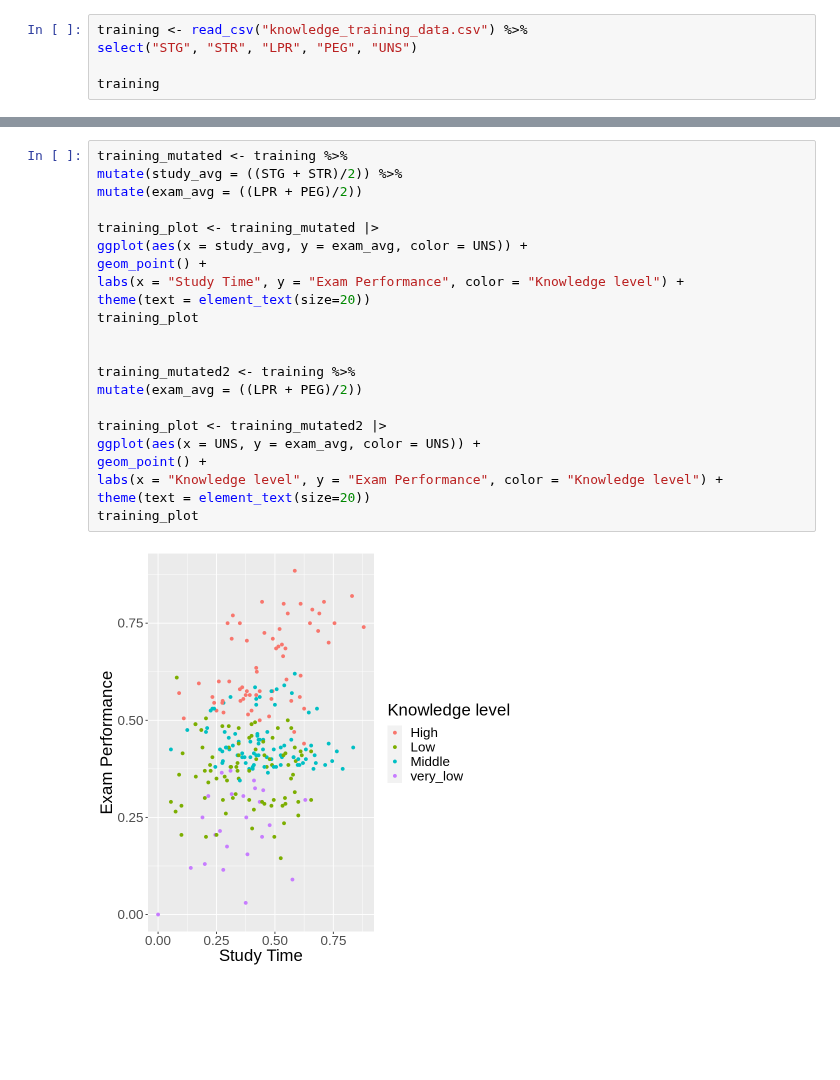
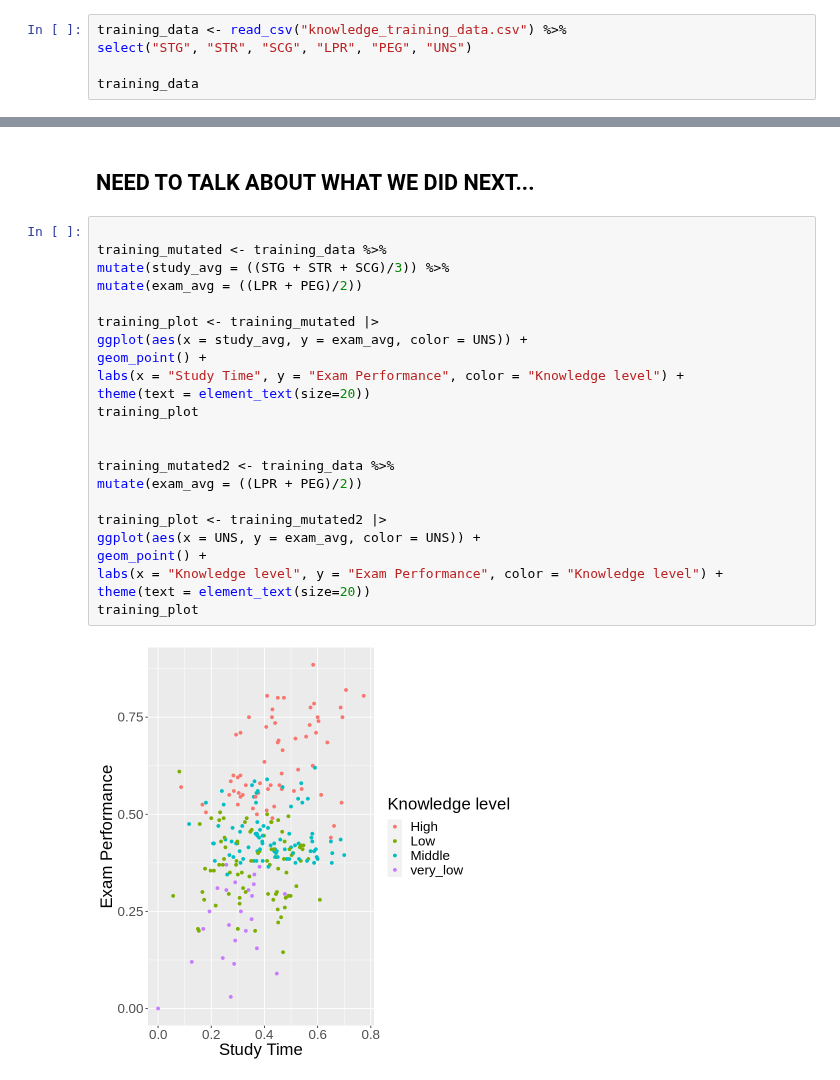
Before and after one commit to annabtse/dsci-100-2022w1-group-49, a Jupyter notebook: Group Project.ipynb, the cells around one changed output, grey strips where cells are left out. Drawn from its saved outputs; the diff is of its cells as text; blank space fills up the shorter version.

```diff
--- a/Group Project.ipynb
+++ b/Group Project.ipynb
@@ -53,8 +35,8 @@ A tibble: 12 × 3
 # %%
-training <- read_csv("knowledge_training_data.csv") %>%
-select("STG", "STR", "LPR", "PEG", "UNS")
+training_data <- read_csv("knowledge_training_data.csv") %>%
+select("STG", "STR", "SCG", "LPR", "PEG", "UNS")
 
-training
+training_data
 # %% [output]
 New names:
 • `` -> `...7`
@@ -90,25 +107,28 @@ A tibble: 258 × 5
+# %% [markdown]
+## NEED TO TALK ABOUT WHAT WE DID NEXT...
 # %%
-training_mutated <- training %>%
-mutate(study_avg = ((STG + STR)/2)) %>%
+
+training_mutated <- training_data %>%
+mutate(study_avg = ((STG + STR + SCG)/3)) %>%
 mutate(exam_avg = ((LPR + PEG)/2))
 
 training_plot <- training_mutated |>
 ggplot(aes(x = study_avg, y = exam_avg, color = UNS)) +
 geom_point() +
 labs(x = "Study Time", y = "Exam Performance", color = "Knowledge level") +
 theme(text = element_text(size=20))
 training_plot
 
 
-training_mutated2 <- training %>%
+training_mutated2 <- training_data %>%
 mutate(exam_avg = ((LPR + PEG)/2))
 
 training_plot <- training_mutated2 |>
 ggplot(aes(x = UNS, y = exam_avg, color = UNS)) +
 geom_point() +
 labs(x = "Knowledge level", y = "Exam Performance", color = "Knowledge level") +
 theme(text = element_text(size=20))
 training_plot
 # %% [output]
-[figure, old version]
+[figure, new version]
 [figure]
```
Also changed, not shown: parts of 14 cells of this notebook.
